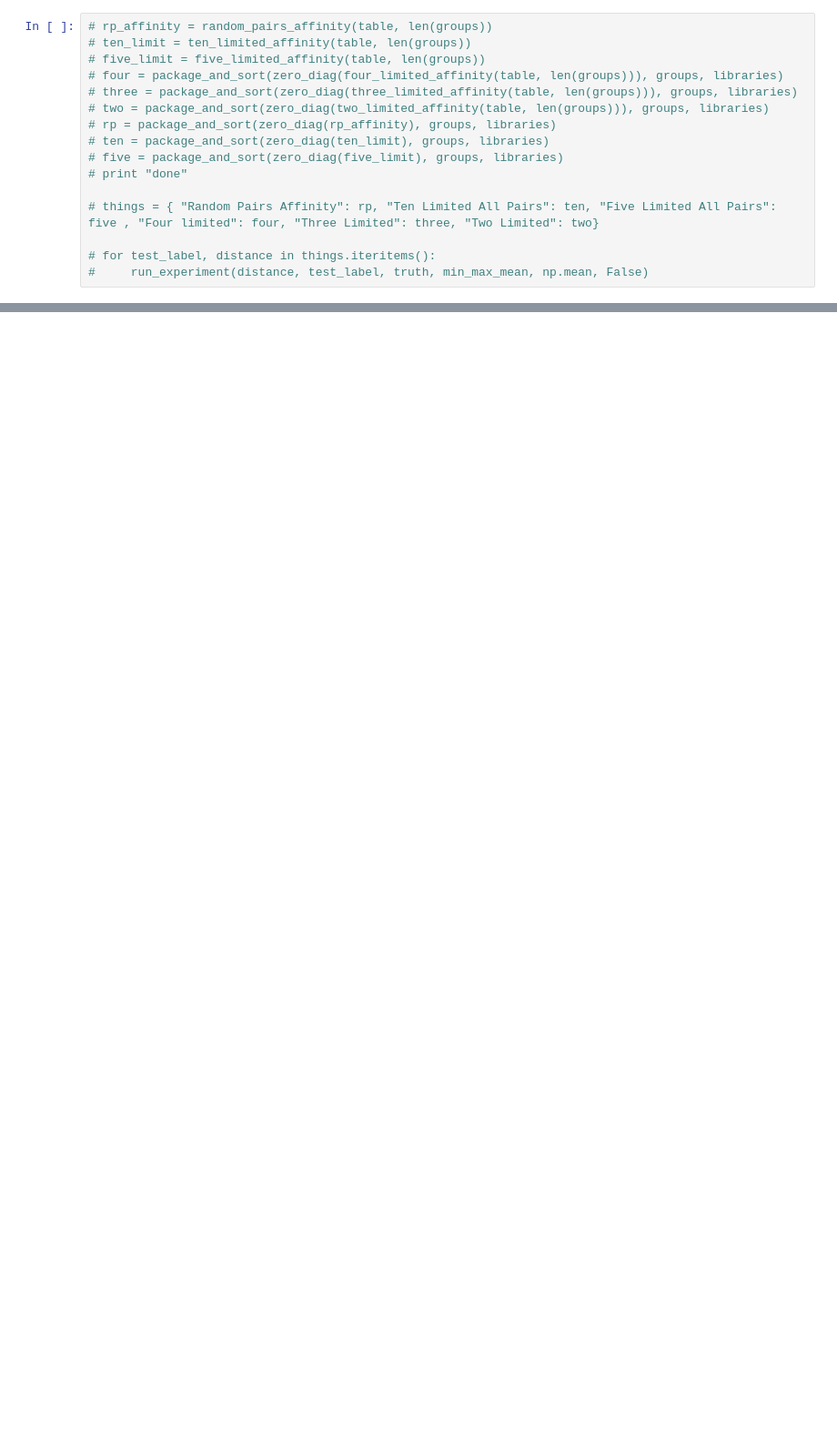
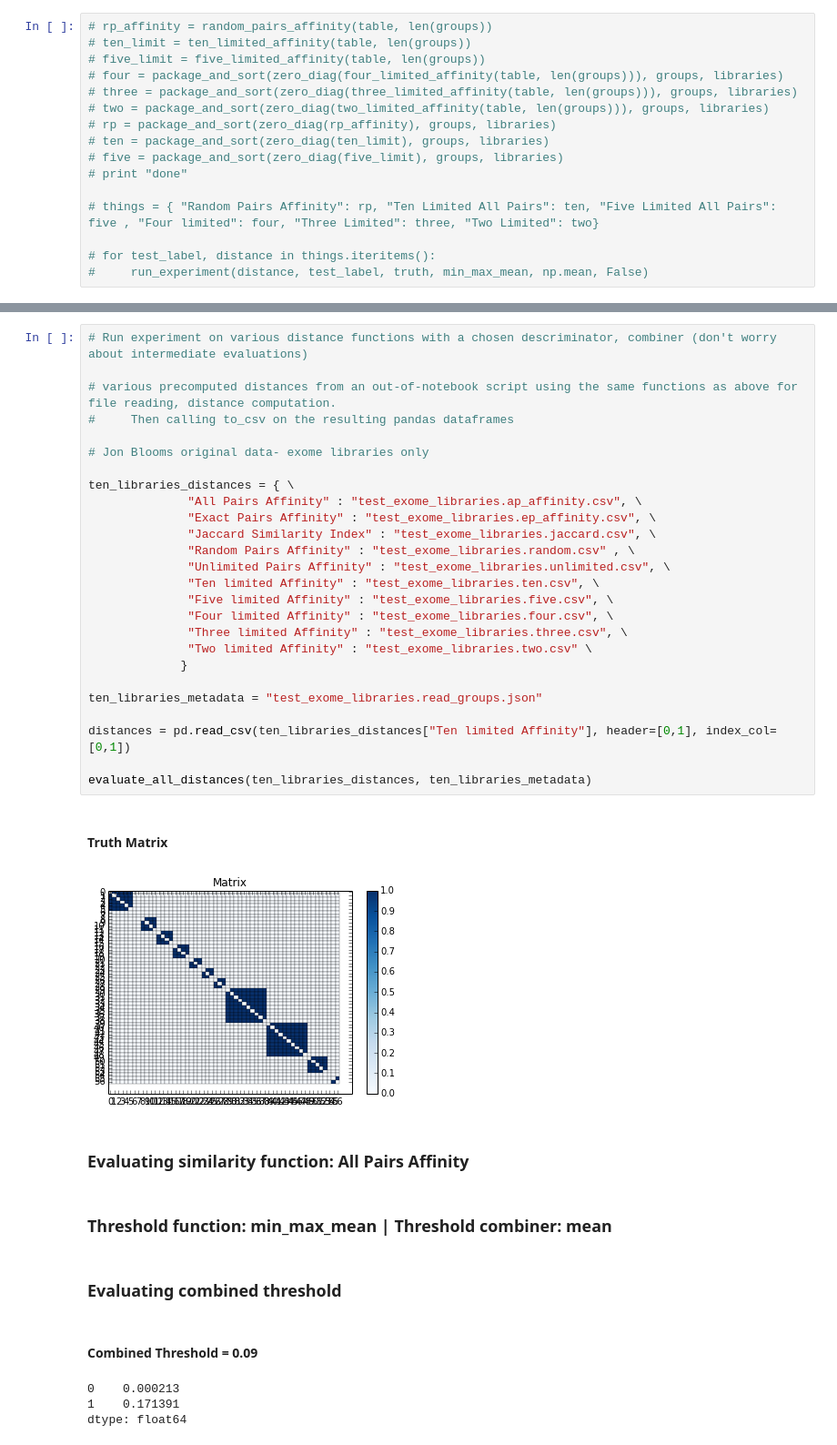
Before and after one commit to bradtaylor/thesis, a Jupyter notebook: evaluate_library_descrimination.ipynb, the cells around one changed output, grey strips where cells are left out. Shown at 91% size. Saved outputs shown, nothing was run; the diff lists cells and outputs as text; blank space fills up the shorter version.

```diff
--- a/evaluate_library_descrimination.ipynb
+++ b/evaluate_library_descrimination.ipynb
@@ -656,0 +702,36 @@ np.sum(truth.values[truth.values>0])
+# %%
+# Run experiment on various distance functions with a chosen descriminator, combiner (don't worry about intermediate evaluations)
+
+# various precomputed distances from an out-of-notebook script using the same functions as above for file reading, distance computation.
+#     Then calling to_csv on the resulting pandas dataframes
+
+# Jon Blooms original data- exome libraries only
+
+ten_libraries_distances = { \
+              "All Pairs Affinity" : "test_exome_libraries.ap_affinity.csv", \
+              "Exact Pairs Affinity" : "test_exome_libraries.ep_affinity.csv", \
+              "Jaccard Similarity Index" : "test_exome_libraries.jaccard.csv", \
+              "Random Pairs Affinity" : "test_exome_libraries.random.csv" , \
+              "Unlimited Pairs Affinity" : "test_exome_libraries.unlimited.csv", \
+              "Ten limited Affinity" : "test_exome_libraries.ten.csv", \
+              "Five limited Affinity" : "test_exome_libraries.five.csv", \
+              "Four limited Affinity" : "test_exome_libraries.four.csv", \
+              "Three limited Affinity" : "test_exome_libraries.three.csv", \
+              "Two limited Affinity" : "test_exome_libraries.two.csv" \
+             }
+
+ten_libraries_metadata = "test_exome_libraries.read_groups.json"
+
+distances = pd.read_csv(ten_libraries_distances["Ten limited Affinity"], header=[0,1], index_col=[0,1])
+
+evaluate_all_distances(ten_libraries_distances, ten_libraries_metadata)
+# %% [output]
+Truth Matrix
+[figure, added]
+Evaluating similarity function: All Pairs Affinity
+Threshold function: min_max_mean | Threshold combiner: mean
+Evaluating combined threshold
+Combined Threshold = 0.09
+0    0.000213
+1    0.171391
+dtype: float64
```
Also changed, not shown: parts of 18 cells of this notebook, 1 other file.
